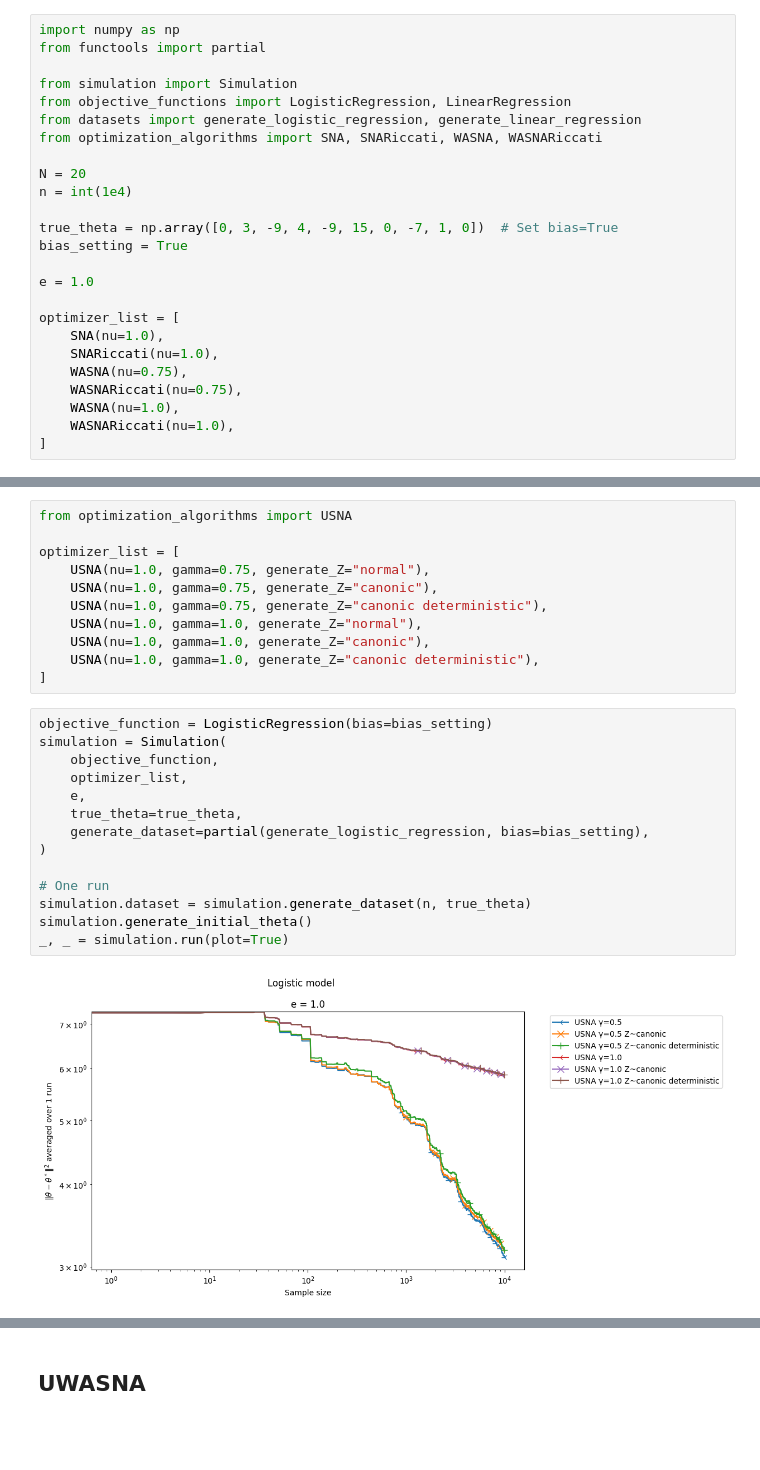
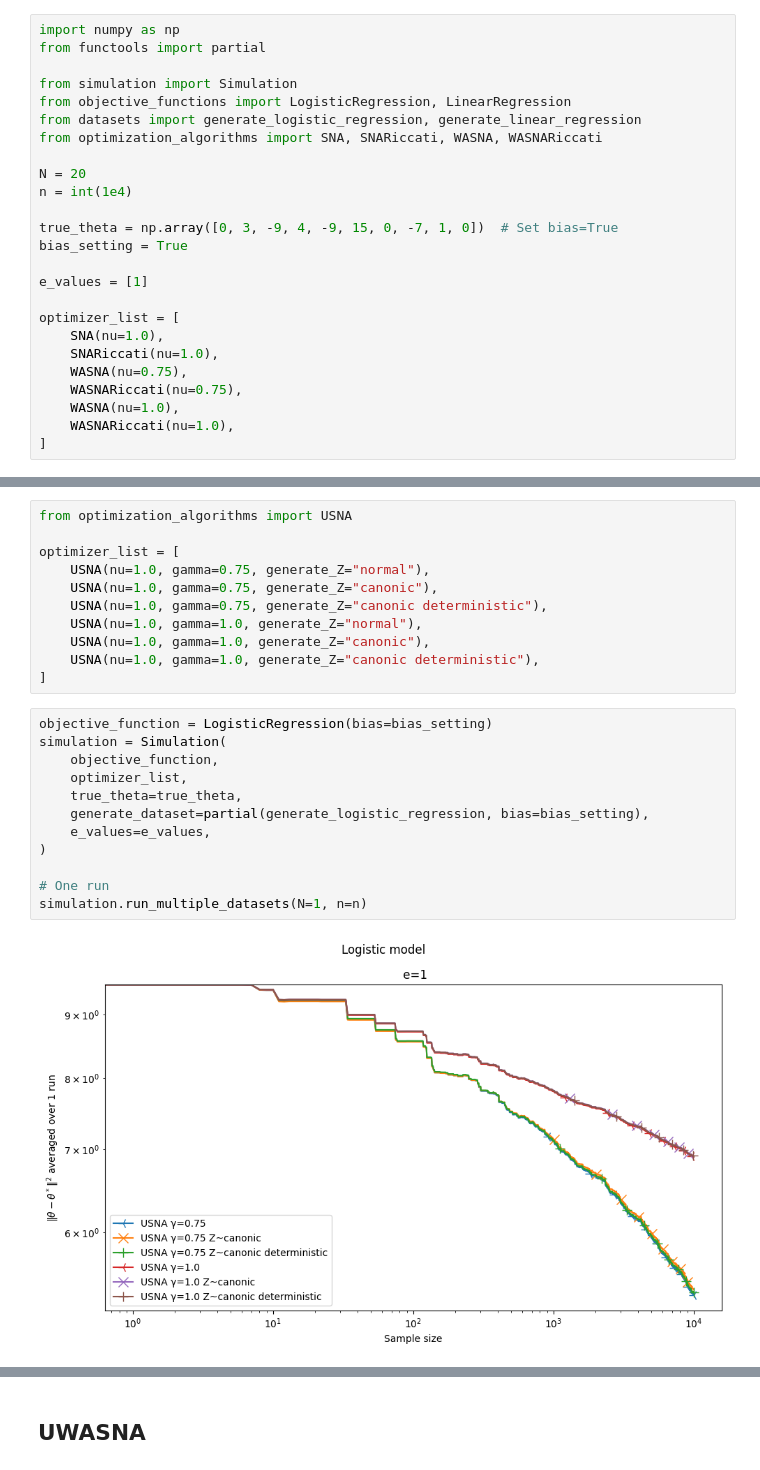
Before and after one commit to guillaume-salle/Optimisation_stochastique, a Jupyter notebook: some_tests.ipynb, the cells around one changed output, grey strips where cells are left out. Saved outputs shown, nothing was run; the diff lists cells and outputs as text; blank space fills up the shorter version.

```diff
--- a/some_tests.ipynb
+++ b/some_tests.ipynb
@@ -15,7 +17,7 @@ n = int(1e4)
 true_theta = np.array([0, 3, -9, 4, -9, 15, 0, -7, 1, 0])  # Set bias=True
 bias_setting = True
 
-e = 1.0
+e_values = [1]
 
 optimizer_list = [
     SNA(nu=1.0),
@@ -75,17 +73,15 @@ optimizer_list = [
 # %%
 objective_function = LogisticRegression(bias=bias_setting)
 simulation = Simulation(
     objective_function,
     optimizer_list,
-    e,
     true_theta=true_theta,
     generate_dataset=partial(generate_logistic_regression, bias=bias_setting),
+    e_values=e_values,
 )
 
 # One run
-simulation.dataset = simulation.generate_dataset(n, true_theta)
-simulation.generate_initial_theta()
-_, _ = simulation.run(plot=True)
+simulation.run_multiple_datasets(N=1, n=n)
 # %% [output]
-[figure, old version]
+[figure, new version]
 # %%
```
Also changed, not shown: parts of 14 cells of this notebook, 4 other files.
